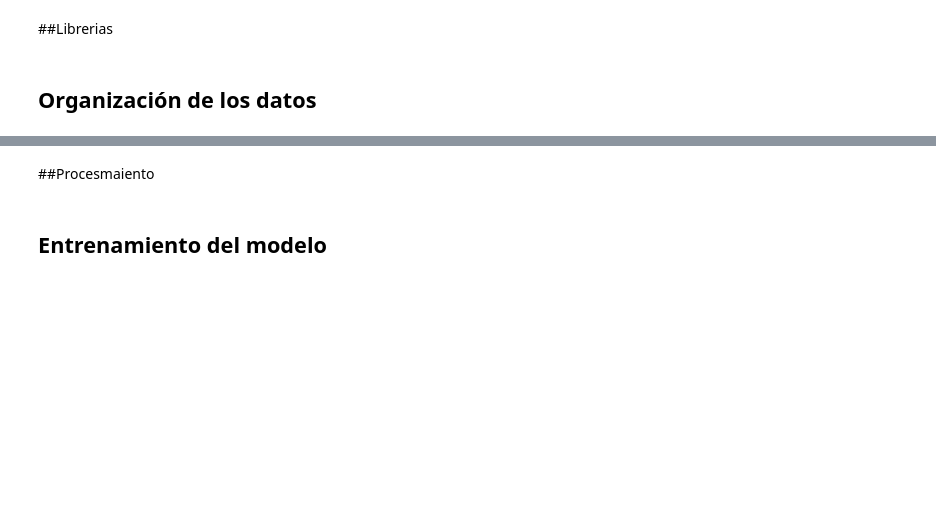
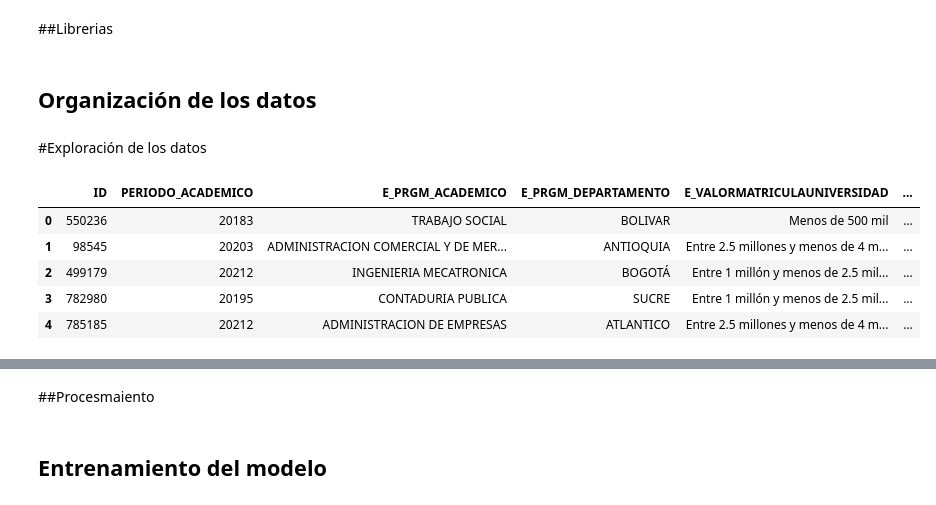
Before and after one commit to ZamantaEst/Pruebas-Saber-Pro-Colombia-Kaggle, a Jupyter notebook: 99_modelo_solución.ipynb, the cells around one changed output, grey strips where cells are left out. Drawn from its saved outputs; the diff is of its cells as text; code cells hidden in the pictures; blank space fills up the shorter version.

```diff
--- a/99_modelo_solución.ipynb
+++ b/99_modelo_solución.ipynb
@@ -34,3 +34,14 @@ test = pd.read_csv("test.csv")
 y = train["RENDIMIENTO_GLOBAL"]
 X = train.drop(columns=["RENDIMIENTO_GLOBAL"])
 test_id = test["ID"]
+# %% [markdown]
+#Exploración de los datos
+# %%
+test.head()
+# %% [output]
+|  | ID | PERIODO_ACADEMICO | E_PRGM_ACADEMICO | E_PRGM_DEPARTAMENTO | E_VALORMATRICULAUNIVERSIDAD | ... |
+| 0 | 550236 | 20183 | TRABAJO SOCIAL | BOLIVAR | Menos de 500 mil | ... |
+| 1 | 98545 | 20203 | ADMINISTRACION COMERCIAL Y DE MER... | ANTIOQUIA | Entre 2.5 millones y menos de 4 m... | ... |
+| 2 | 499179 | 20212 | INGENIERIA MECATRONICA | BOGOTÁ | Entre 1 millón y menos de 2.5 mil... | ... |
+| 3 | 782980 | 20195 | CONTADURIA PUBLICA | SUCRE | Entre 1 millón y menos de 2.5 mil... | ... |
+| 4 | 785185 | 20212 | ADMINISTRACION DE EMPRESAS | ATLANTICO | Entre 2.5 millones y menos de 4 m... | ... |
```
Also changed, not shown: parts of 4 cells of this notebook.
